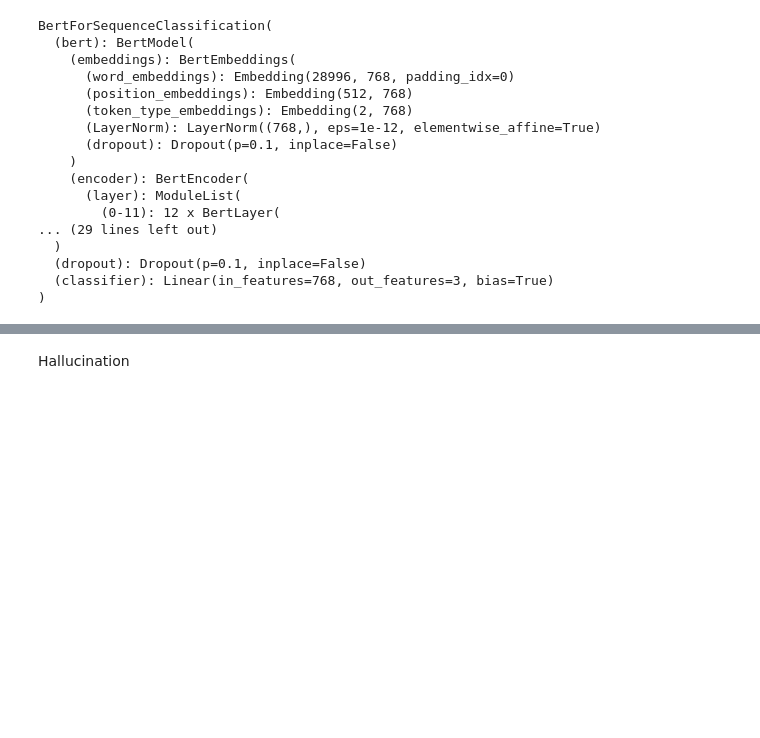
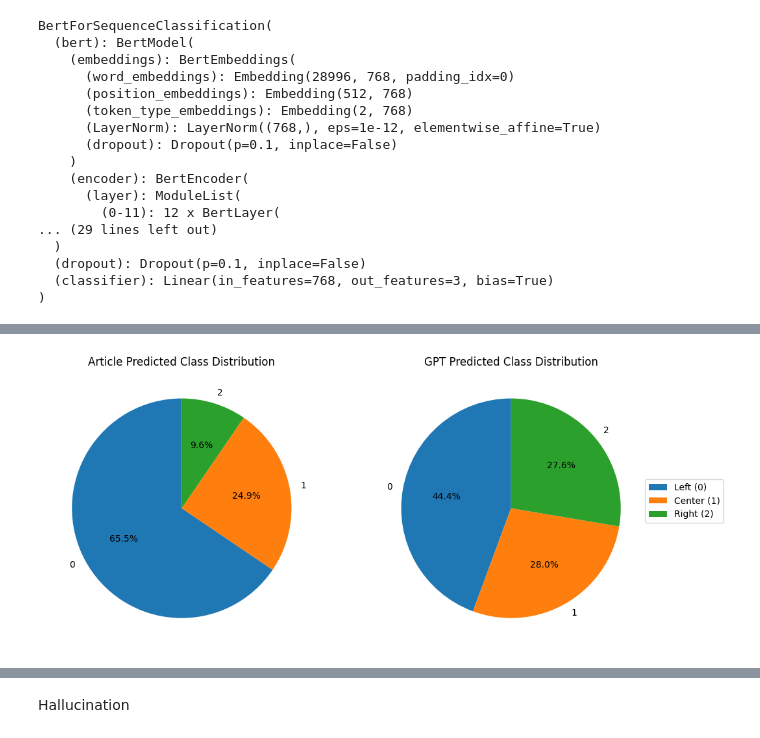
Before and after one commit to GogoRit/Study-on-Transparency-in-AI-Generated-News-Summaries, a Jupyter notebook: notebooks/PoliticalBias.ipynb, the cells around one changed output, grey strips where cells are left out. Saved outputs shown, nothing was run; the diff lists cells and outputs as text; code cells hidden in the pictures; blank space fills up the shorter version.

```diff
--- a/notebooks/PoliticalBias.ipynb
+++ b/notebooks/PoliticalBias.ipynb
@@ -117,0 +178,29 @@ display(df)
+# %%
+# prompt: Using dataframe df: combined pi chart for both and add a legend which says 0 is left, 1 is center and 2 is right
+
+import pandas as pd
+import matplotlib.pyplot as plt
+
+# Calculate the value counts for each predicted class
+article_class_counts = df['Article Predicted Class'].value_counts()
+gpt_class_counts = df['GPT Predicted Class'].value_counts()
+
+# Create subplots
+fig, axes = plt.subplots(1, 2, figsize=(12, 6))
+
+# Article Predicted Class Pie Chart
+axes[0].pie(article_class_counts, labels=article_class_counts.index, autopct='%1.1f%%', startangle=90)
+axes[0].set_title('Article Predicted Class Distribution')
+
+# GPT Predicted Class Pie Chart
+axes[1].pie(gpt_class_counts, labels=gpt_class_counts.index, autopct='%1.1f%%', startangle=90)
+axes[1].set_title('GPT Predicted Class Distribution')
+
+# Add a common legend
+handles, labels = axes[0].get_legend_handles_labels()
+fig.legend(handles, ['Left (0)', 'Center (1)', 'Right (2)'], loc='center right')
+
+
+plt.show()
+# %% [output]
+[figure, added]
```
Also changed, not shown: parts of 7 cells of this notebook, 12 other files.
